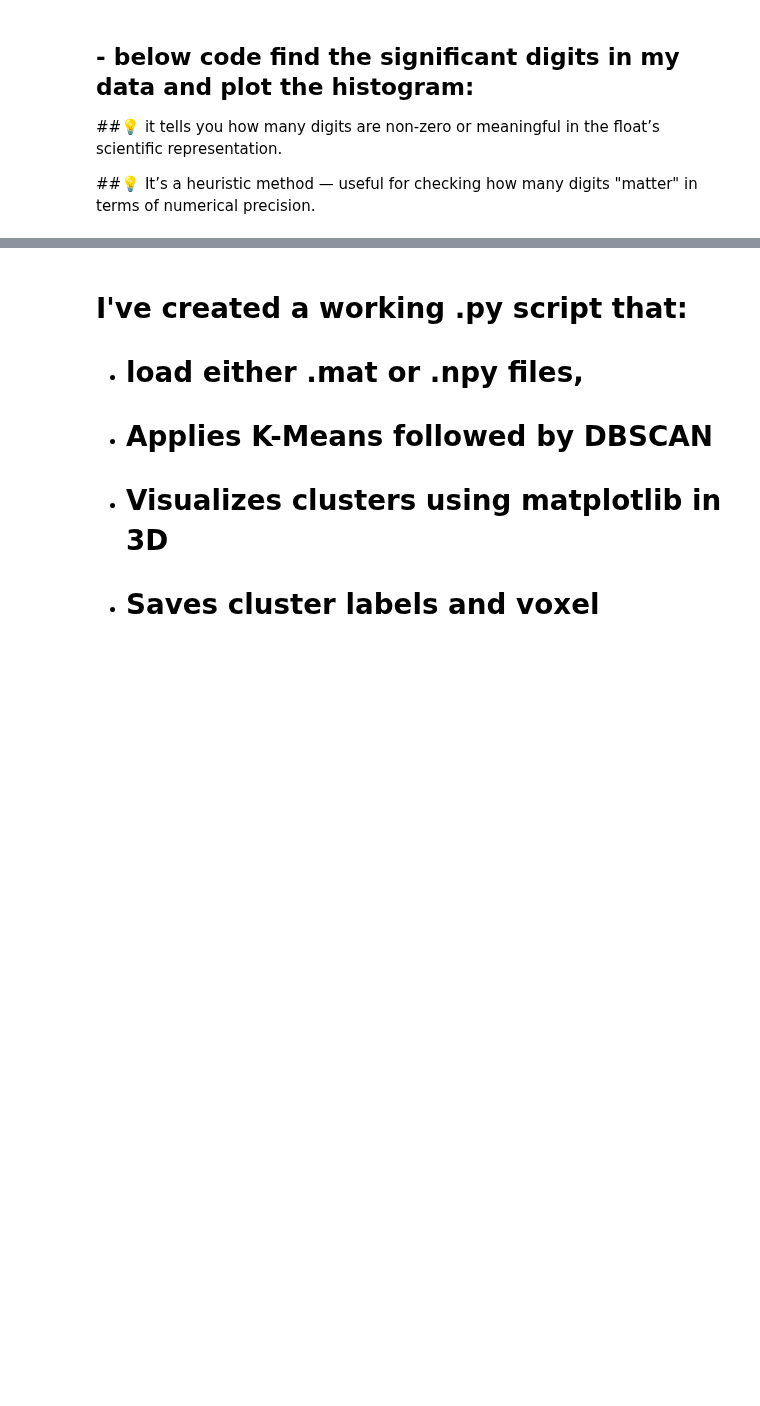
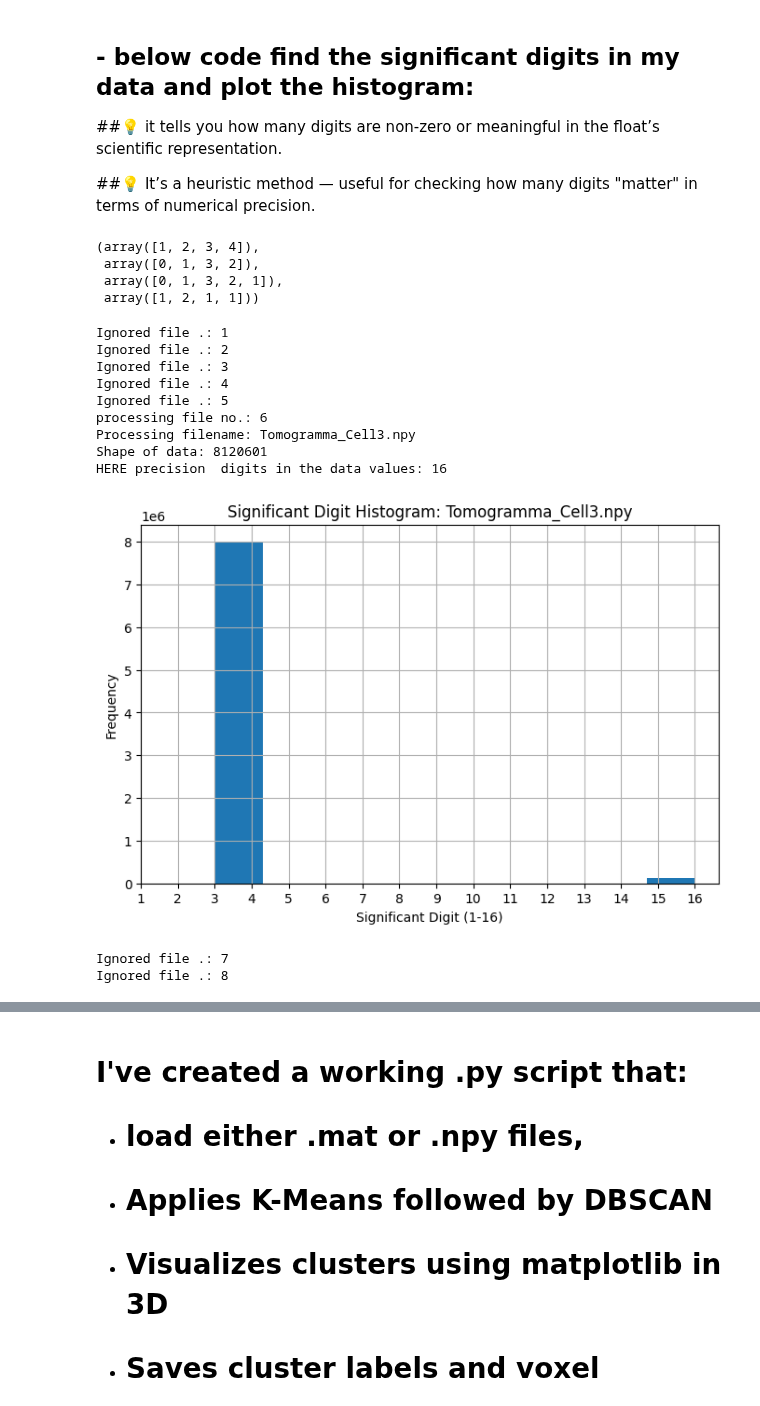
Before and after one commit to mohdrafik/Substructure_Different_DataTypes, a Jupyter notebook: src/garbage.ipynb, the cells around one changed output, grey strips where cells are left out. Cells and saved outputs as stored; diff of their text form; code cells hidden in the pictures; blank space fills up the shorter version.

Commit message:
checked and verified the precision of the data values it untill the 16 Tomogramma_Cell3.npy

```diff
--- a/src/garbage.ipynb
+++ b/src/garbage.ipynb
@@ -61,8 +61,8 @@ if plot_Type == 0:
 
             save_dir = BASE_DIR/"results"/"rawData_XYPlot"
             save_path = os.path.join(save_dir, f"{file[:-4]}")
-            plt.savefig(save_path, dpi=300)
-
+            if not save_path:
+                plt.savefig(save_path, dpi=300)
         plt.close()
 
 if plot_Type == 1:
@@ -126,9 +126,10 @@ if plot_Type == 1:
             cbar.set_label('Intensity')
 
             # Save the figure
+            plt.tight_layout()
             save_path = os.path.join(save_dir, f"{file[:-4]}_marked.png")
-            plt.tight_layout()
-            plt.savefig(save_path, dpi=300)
+            if not save_path:
+                plt.savefig(save_path, dpi=300)
             plt.close()
 
 t_end = time.time()
@@ -245,6 +260,29 @@ str2.replace('k','R')
 ##💡  it tells you how many digits are non-zero or meaningful in the float’s scientific representation.
 
 ##💡 It’s a heuristic method — useful for checking how many digits "matter" in terms of numerical precision.
+# %%
+import numpy as np
+def UniqueValueCount(data):
+    """
+    give your data in numpy array format 1d:
+    uniqValues,idx,inverse_idx,counts reurn values in this order
+    get your results:, it will return Total_res then extract these: uniqValues,idx,inverse_idx,counts
+    extract like this : uniqValues,idx,inverse_idx,counts = Total_res
+    """
+    significant_digit_data = data
+    # uniqValues,idx,inverse_idx,counts = np.unique(significant_digit_data,return_counts=True,return_index=True,return_inverse=True)
+    Total_res = np.unique(significant_digit_data,return_counts=True,return_index=True,return_inverse=True)
+    uniqValues,idx,inverse_idx,counts = Total_res
+    return Total_res
+    print(f"\n unique values:{uniqValues},\n  Unique counts: {counts} and \n indexes:{idx}, \n reverse_idx : {inverse_idx} and \n orginal Array :{uniqValues[inverse_idx]}")
+
+data = np.array([1,2,4,3,2])
+UniqueValueCount(data)
+# %% [output]
+(array([1, 2, 3, 4]),
+ array([0, 1, 3, 2]),
+ array([0, 1, 3, 2, 1]),
+ array([1, 2, 1, 1]))
 # %%
 # def significant_digits(val):
 #     s = f"{val:.18e}".split('e')[0].replace('.', '').lstrip('0')
@@ -295,8 +333,11 @@ def actual_significant_digits_after_decimal(val):
 countfile =0
 for FileWithPath in fpath:
     countfile +=1
-    if countfile ==4 :
-        break
+    if countfile <=5 or countfile >=7 :
+        print(f"Ignored file .: {countfile}")
+        # break
+        continue
+    print(f"processing file no.: {countfile}")
     # filename = os.path.basename(FileWithPath)
     # print(f"processing filename: {filename}")
     # data = np.load(FileWithPath)
@@ -326,36 +367,51 @@ for FileWithPath in fpath:
 
 
     filename = os.path.basename(FileWithPath)
     print(f"Processing filename: {filename}")
 
     # Load and flatten data
     data = np.load(FileWithPath)
     data = data.flatten()
     print(f"Shape of data: {data.shape[0]}")
 
     # Extract first significant digit
     # significant_digit_data = [significant_digits(val) for val in data if val != 0]
     significant_digit_data = [actual_significant_digits_after_decimal(val) for val in data if val != 0]
 
     # Plot histogram
+    UniqueValues = UniqueValueCount(significant_digit_data)[0]
+    print(F"HERE precision  digits in the data values: {max(UniqueValues)}")
     plt.figure(figsize=(8, 5))
     # counts, bins, _ = plt.hist(significant_digit_data, bins=np.arange(1, 11) - 0.5, edgecolor='black', rwidth=0.8)
     plt.hist(significant_digit_data)
     plt.title(f"Significant Digit Histogram: {filename}")
-    plt.xlabel("Significant Digit (1-14)")
+    plt.xlabel(f"Significant Digit (1-{max(UniqueValues)})")
     plt.ylabel("Frequency")
-    plt.ylim([0,5])
-    plt.xticks(range(1, 14))
+    # plt.ylim([0,8000])
+    plt.xticks(range(1, max(UniqueValues)+1))
     plt.grid(True)
     plt.show()
     # Save the figure
     # hist_path = os.path.join(save_dir, f"{filename[:-4]}_histogram.png")
     # plt.savefig(hist_path)
     # plt.close()
 
     # Optional: Print most common digit
     # most_common_digit = np.argmax(counts) + 1  # bins are 1-indexed
     # print(f"Most frequent significant digit: {most_common_digit}")
+# %% [output]
+Ignored file .: 1
+Ignored file .: 2
+Ignored file .: 3
+Ignored file .: 4
+Ignored file .: 5
+processing file no.: 6
+Processing filename: Tomogramma_Cell3.npy
+Shape of data: 8120601
+HERE precision  digits in the data values: 16
+[figure, added]
+Ignored file .: 7
+Ignored file .: 8
 # %%
 print(f"min val: {min(significant_digit_data)} and max val :{max(significant_digit_data)},len: {len(significant_digit_data)}")
 most_common_digit = np.argmax(significant_digit_data) + 1
```
Also changed, not shown: parts of 6 cells of this notebook.
